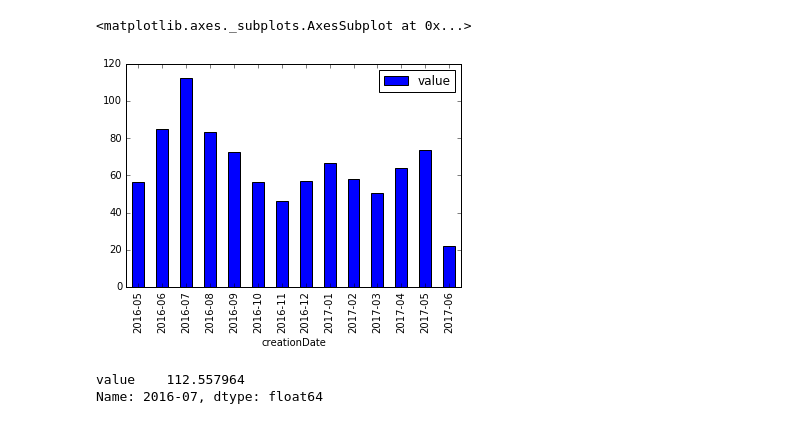
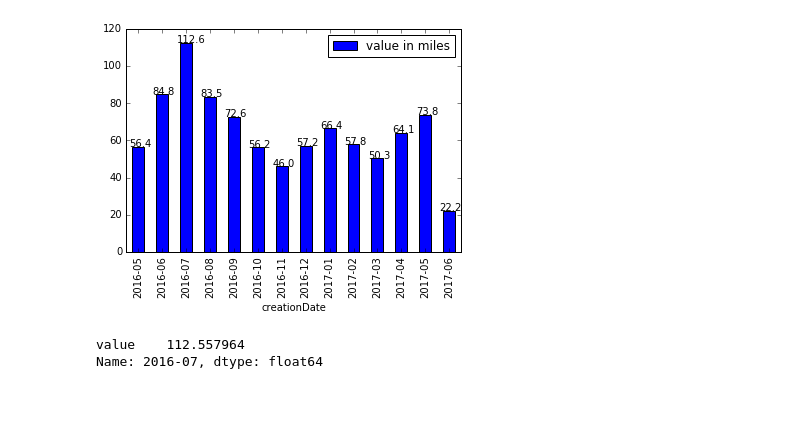
Before and after one commit to sateeshkadiyala/health_data_analyzer, a Jupyter notebook: analyzer.ipynb, the cells around one changed output. Saved outputs shown, nothing was run; the diff lists cells and outputs as text; code cells hidden in the pictures.

```diff
--- a/analyzer.ipynb
+++ b/analyzer.ipynb
@@ -6,6 +6,20 @@ import numpy as np
 # %%
 # Load data from csv
 df = pd.DataFrame.from_csv("HKQuantityTypeIdentifierDistanceWalkingRunning.csv")
+# %%
+def get_annotations(plt):
+    x_offset = -0.4
+    y_offset = 0.1
+
+    # annotate the bars with values
+    for p in plt.patches:
+        b = p.get_bbox()
+        val = "{:.1f}".format(b.y1 + b.y0)
+        plt.annotate(val, ((b.x0 + b.x1)/2 + x_offset, b.y1 + y_offset))
+
+    # change legend text
+    legend = plt.legend()
+    legend.get_texts()[0].set_text('value in miles')
 # %%
 # get date from datetimestamp
 df['creationDate'] = pd.to_datetime(df['creationDate']).dt.date
@@ -54,12 +41,18 @@ creationDate     value
 [figure]
 # %%
 per = pd.to_datetime(df['creationDate']).dt.to_period("M")
+
 grouppedByMonth = df.groupby(per).sum()
+
+# initialize matplotlib
 %matplotlib inline
-grouppedByMonth.plot.bar()
+
+# plot the bar
+plt = grouppedByMonth.plot(kind="bar")
+
+get_annotations(plt)
 # %% [output]
-<matplotlib.axes._subplots.AxesSubplot at 0x...>
-[figure, old version]
+[figure, new version]
 # %%
 print(grouppedByMonth.ix[grouppedByMonth['value'].idxmax()])
 # %% [output]
```
Also changed, not shown: parts of 4 cells of this notebook.
